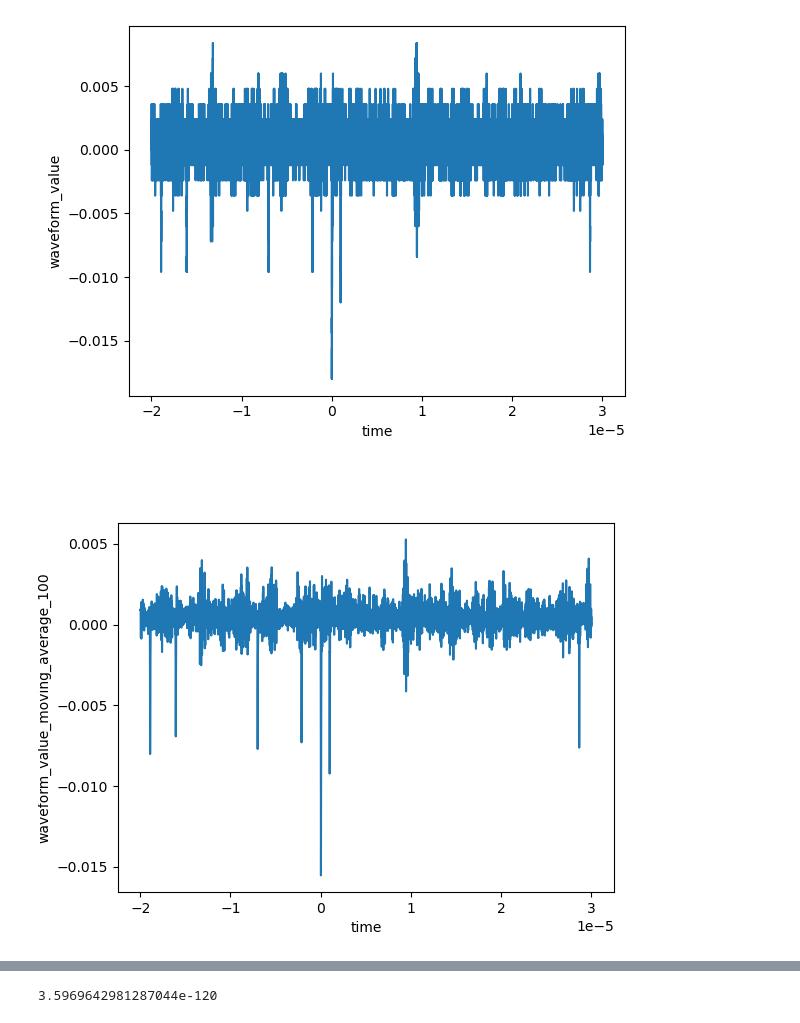
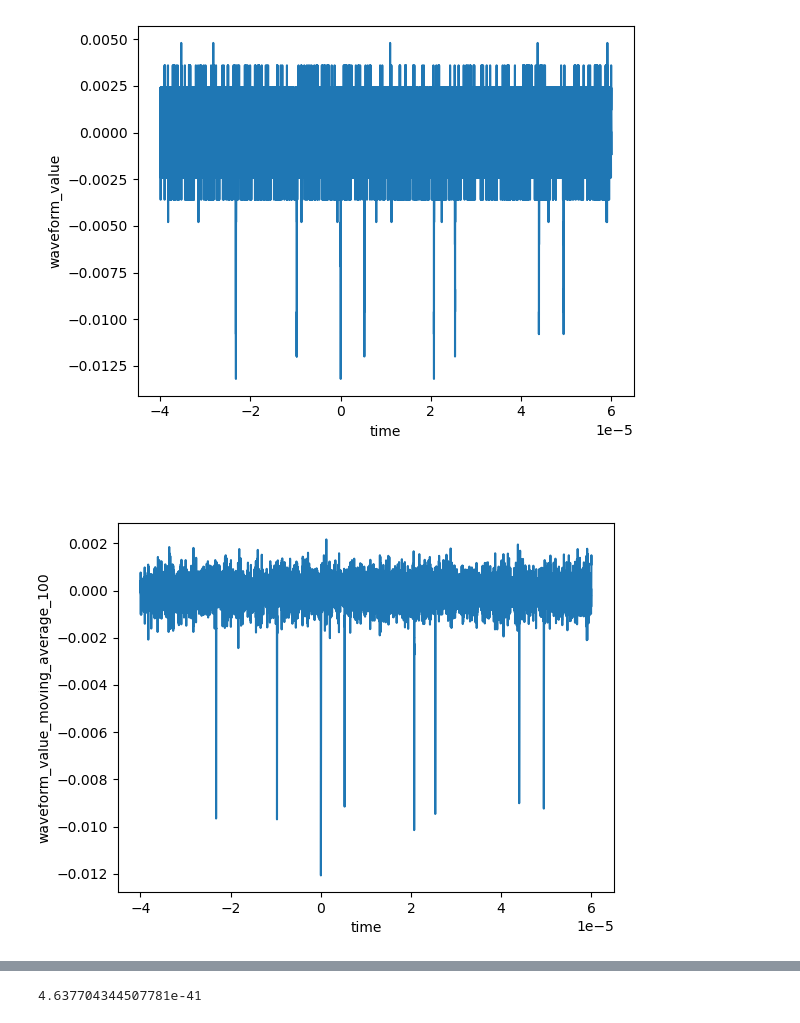
Before and after one commit to kaikai581/t2k-mppc-daq, a Jupyter notebook: FEBDAQMULTx2/data_analysis/14_scope_waveforms/tektronix_mso5204/20220321_calculate_rate.ipynb, the cells around one changed output, grey strips where cells are left out. Drawn from its saved outputs; the diff is of its cells as text; code cells hidden in the pictures.

```diff
--- a/FEBDAQMULTx2/data_analysis/14_scope_waveforms/tektronix_mso5204/20220321_calculate_rate.ipynb
+++ b/FEBDAQMULTx2/data_analysis/14_scope_waveforms/tektronix_mso5204/20220321_calculate_rate.ipynb
@@ -34,10 +34,10 @@ trigger_intervals_one_file(infpns[1])
 # %%
-wf = ScopeWaveform('20220329_rate_waveform_57V_amp_diff_box_25C/sample2.csv')
+wf = ScopeWaveform('20220408_rate_waveform_57.2V_amp_diff_box_25C/sample1.csv')
 wf.add_moving_averate(100)
 wf.draw_waveform(100)
 wf.add_moving_averate(200)
 wf.draw_waveform(200)
 wf.draw_waveform()
 # %% [output]
-[figure, old version]
+[figure, new version]
-[figure, old version]
+[figure, new version]
@@ -46,11 +46,12 @@ wf.draw_waveform()
 # %%
 def likeliood_func(b):
     return lambda a: math.pow(a, len(b))*math.exp(-a*sum(b))
-interarrivals = wf.waveform_peak_time_diffs()
+wf.waveform_peaks(0.007, polarity=-1)
+interarrivals = wf.waveform_peak_time_diffs(0.007, polarity=-1)
 le = likeliood_func(interarrivals)
 r_min = sum(interarrivals)/len(interarrivals)
 le(r_min)
 # t = np.linspace(0, 2*r_min, 100)
 # plt.plot(t, le(t), color='red')
 # %% [output]
-3.5969642981287044e-120
+4.637704344507781e-41
```
Also changed, not shown: parts of 2 cells of this notebook, 21 other files.
